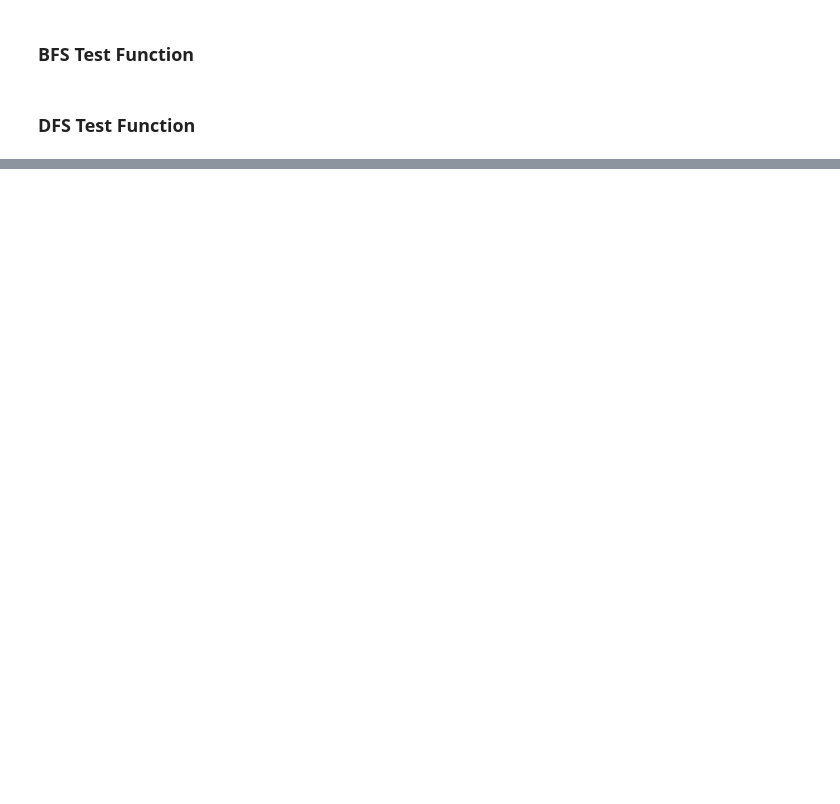
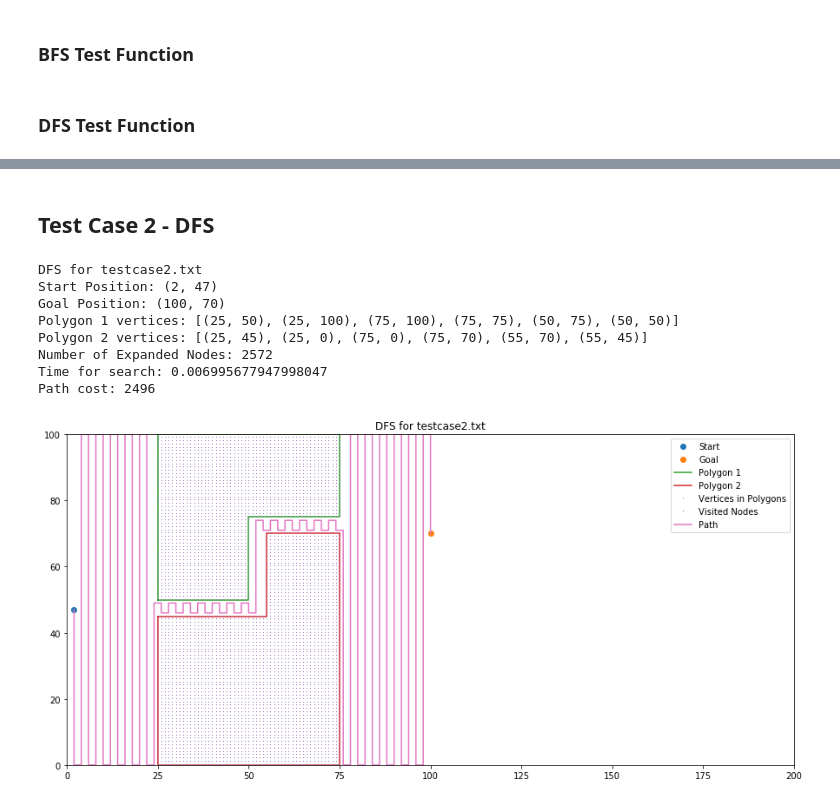
Before and after one commit to MikDionio/CS180MP1, a Jupyter notebook: CS180MP1.ipynb, the cells around one changed output, grey strips where cells are left out. Cells and saved outputs as stored; diff of their text form; code cells hidden in the pictures; blank space fills up the shorter version.

```diff
--- a/CS180MP1.ipynb
+++ b/CS180MP1.ipynb
@@ -390,0 +415,14 @@ NameError: name 'xPolygon' is not defined
+# %% [markdown]
+<h2>Test Case 2 - DFS</h2>
+# %%
+DFSTest("testcase2.txt")
+# %% [output]
+DFS for testcase2.txt
+Start Position: (2, 47)
+Goal Position: (100, 70)
+Polygon 1 vertices: [(25, 50), (25, 100), (75, 100), (75, 75), (50, 75), (50, 50)]
+Polygon 2 vertices: [(25, 45), (25, 0), (75, 0), (75, 70), (55, 70), (55, 45)]
+Number of Expanded Nodes: 2572
+Time for search: 0.006995677947998047
+Path cost: 2496
+[figure, added]
```
Also changed, not shown: parts of 19 cells of this notebook, 5 other files.
